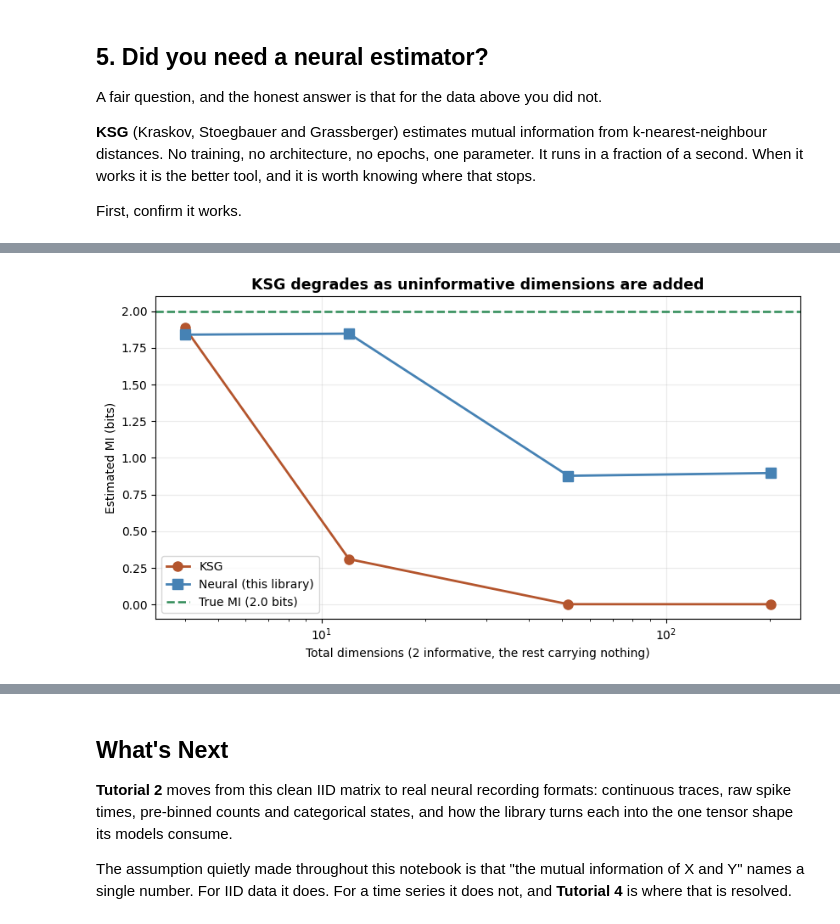
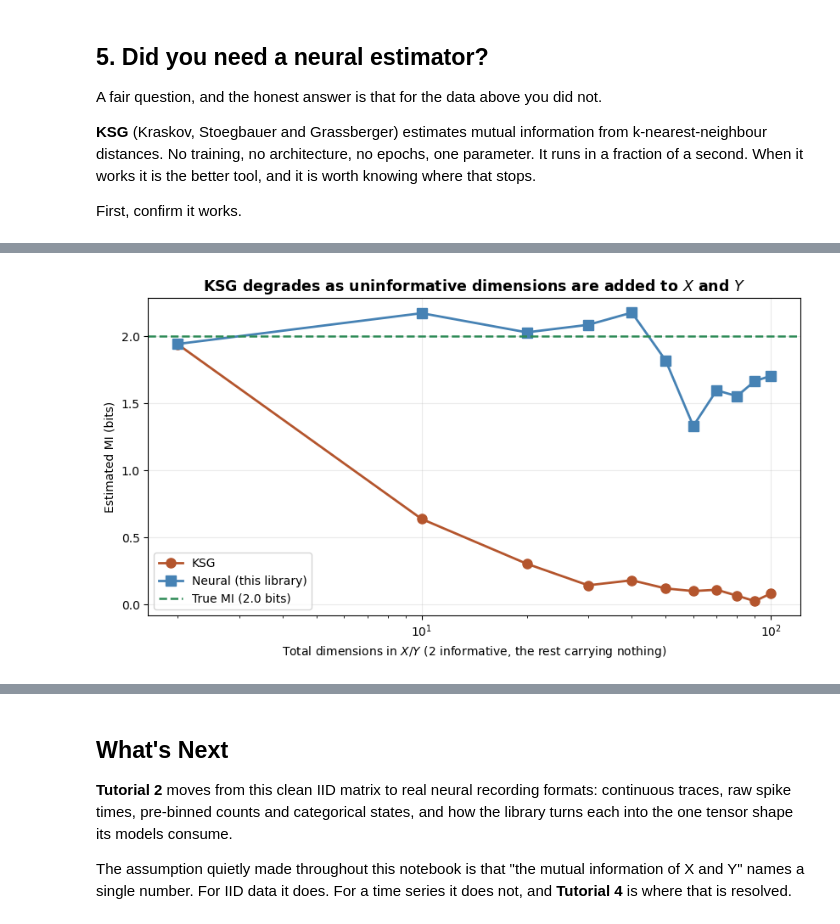
Before and after one commit to eslam-abdelaleem/NeuralMI, a Jupyter notebook: tutorials/01_A_First_Estimate.ipynb, the cells around one changed output, grey strips where cells are left out. Saved outputs shown, nothing was run; the diff lists cells and outputs as text; code cells hidden in the pictures.

```diff
--- a/tutorials/01_A_First_Estimate.ipynb
+++ b/tutorials/01_A_First_Estimate.ipynb
@@ -97,7 +97,7 @@ result = nmi.run(
     x, y, mode='estimate',
     split=nmi.Split(mode='random'),        # correct here: samples are IID
     training=nmi.Training(n_epochs=int(50 * SCALE), patience=20),
-    n_workers=1, seed=0, show_progress=False,
+    n_workers=1, seed=0, show_progress=True,
 )
 
 print(f"true MI      : {TRUE_MI:.3f} bits")
@@ -150,17 +133,15 @@ bound pulls estimates down when the critic is undertrained, while finite-sample
 effects push them up. Which wins depends on the regime.
 # %%
 sizes = [int(s * SCALE) for s in (100, 300, 500, 1000, 3000, 5000)]
-estimates, held_out = [], []
+estimates = []
 
 for n in sizes:
     xn, yn = nmi.generators.generate_correlated_gaussians(
         n_samples=n, dim=DIM, mi=TRUE_MI)
     r = nmi.run(xn, yn, mode='estimate', split=nmi.Split(mode='random'),
                 training=nmi.Training(n_epochs=int(50 * SCALE), patience=20),
-                n_workers=1, seed=0, show_progress=False)
+                n_workers=1, seed=0, show_progress=True)
     estimates.append(r.mi_estimate)
-    held_out.append(r.details['test_mi'])
     print(f"  n = {n:5d}   estimate = {r.mi_estimate:6.3f}   "
-          f"held-out = {r.details['test_mi']:6.3f}   "
           f"error = {r.mi_estimate - TRUE_MI:+.3f}")
 # %% [output]
@@ -227,7 +207,7 @@ print(f"{'true MI':>9} {'dim':>5} {'KSG':>8} {'error':>8}")
 for true_mi in (0.5, 1.0, 2.0):
     for dim in (1, 2):
         xa, ya = nmi.generators.generate_correlated_gaussians(
-            n_samples=4000, dim=dim, mi=true_mi, use_torch=False)
+            n_samples=4000, dim=dim, mi=true_mi)
         est = ksg_mi(xa, ya)
         print(f"{true_mi:9.2f} {dim:5d} {est:8.3f} {est - true_mi:+8.3f}")
 # %% [output]
@@ -247,21 +227,21 @@ usually present. Take a **2-dimensional** informative signal and pad it with
 dimensions carrying nothing at all. The true MI never changes, because the
 padding is independent of everything, and the signal itself is untouched.
 # %%
-def buried_signal(n_noise, n_samples=int(8000 * SCALE), true_mi=2.0, seed=0):
-    '''A 2-D informative signal padded with `n_noise` uninformative dimensions.'''
+def buried_signal(n_noise, n_samples=int(4000 * SCALE), true_mi=2.0, seed=0):
+    '''A add `n_noise` uninformative dimensions.'''
     rng = np.random.default_rng(seed)
     xl, yl = nmi.generators.generate_correlated_gaussians(
-        n_samples=n_samples, dim=2, mi=true_mi, use_torch=False)
+        n_samples=n_samples, dim=2, mi=true_mi)
     xl, yl = np.asarray(xl), np.asarray(yl)
-    wx, wy = rng.normal(size=(2, 4)), rng.normal(size=(2, 4))
-    sx, sy = np.tanh(xl @ wx), np.tanh(yl @ wy)
     if n_noise:
-        sx = np.hstack([sx, rng.normal(size=(len(sx), n_noise))])
-        sy = np.hstack([sy, rng.normal(size=(len(sy), n_noise))])
-    return sx.astype('float32'), sy.astype('float32')
+        sx = np.hstack([xl, rng.normal(size=(len(xl), n_noise))])
+        sy = np.hstack([yl, rng.normal(size=(len(yl), n_noise))])
+        return sx.astype('float32'), sy.astype('float32')
+    else:
+        return xl.astype('float32'), yl.astype('float32')
 
 
-noise_dims = [0, 8, 48, 198]
+noise_dims = [0, 8, 18, 28, 38, 48, 58, 68, 78, 88, 98]
 ksg_curve, neural_curve, total_dims = [], [], []
 
 for n_noise in noise_dims:
@@ -269,10 +249,10 @@ for n_noise in noise_dims:
     total_dims.append(xb.shape[1])
     ksg_curve.append(ksg_mi(xb, yb))
     r = nmi.run(xb, yb, mode='estimate', split=nmi.Split(mode='random'),
-                model=nmi.Model(embedding_dim=32, hidden_dim=256, n_layers=3),
+                model=nmi.Model(embedding_dim=32, hidden_dim=256, n_layers=2),
                 training=nmi.Training(n_epochs=int(100 * SCALE), patience=35,
                                       batch_size=256),
-                n_workers=1, seed=0, show_progress=False)
+                n_workers=1, seed=0, show_progress=True)
     neural_curve.append(r.mi_estimate)
     print(f"  {n_noise:4d} uninformative dims  (total {xb.shape[1]:4d})   "
           f"KSG = {ksg_curve[-1]:6.3f}   neural = {neural_curve[-1]:6.3f}")
@@ -284,20 +271,20 @@ for n_noise in noise_dims:
 # %%
 fig, ax = plt.subplots(figsize=(8.5, 4.8))
 
 ax.plot(total_dims, ksg_curve, 'o-', color='#b4552d', lw=2, ms=8, label='KSG')
 ax.plot(total_dims, neural_curve, 's-', color='steelblue', lw=2, ms=8,
         label='Neural (this library)')
 ax.axhline(2.0, color='seagreen', lw=1.8, ls='--', label='True MI (2.0 bits)')
 
 ax.set_xscale('log')
-ax.set_xlabel('Total dimensions (2 informative, the rest carrying nothing)')
+ax.set_xlabel(r'Total dimensions in $X/Y$ (2 informative, the rest carrying nothing)')
 ax.set_ylabel('Estimated MI (bits)')
-ax.set_title('KSG degrades as uninformative dimensions are added',
+ax.set_title(r'KSG degrades as uninformative dimensions are added to $X$ and $Y$',
              fontsize=12.5, fontweight='bold')
 ax.legend()
 ax.grid(alpha=0.25)
 plt.tight_layout()
 plt.show()
 # %% [output]
-[figure, old version]
+[figure, new version]
 # %% [markdown]
```
Also changed, not shown: parts of 13 cells of this notebook, 14 other files.
